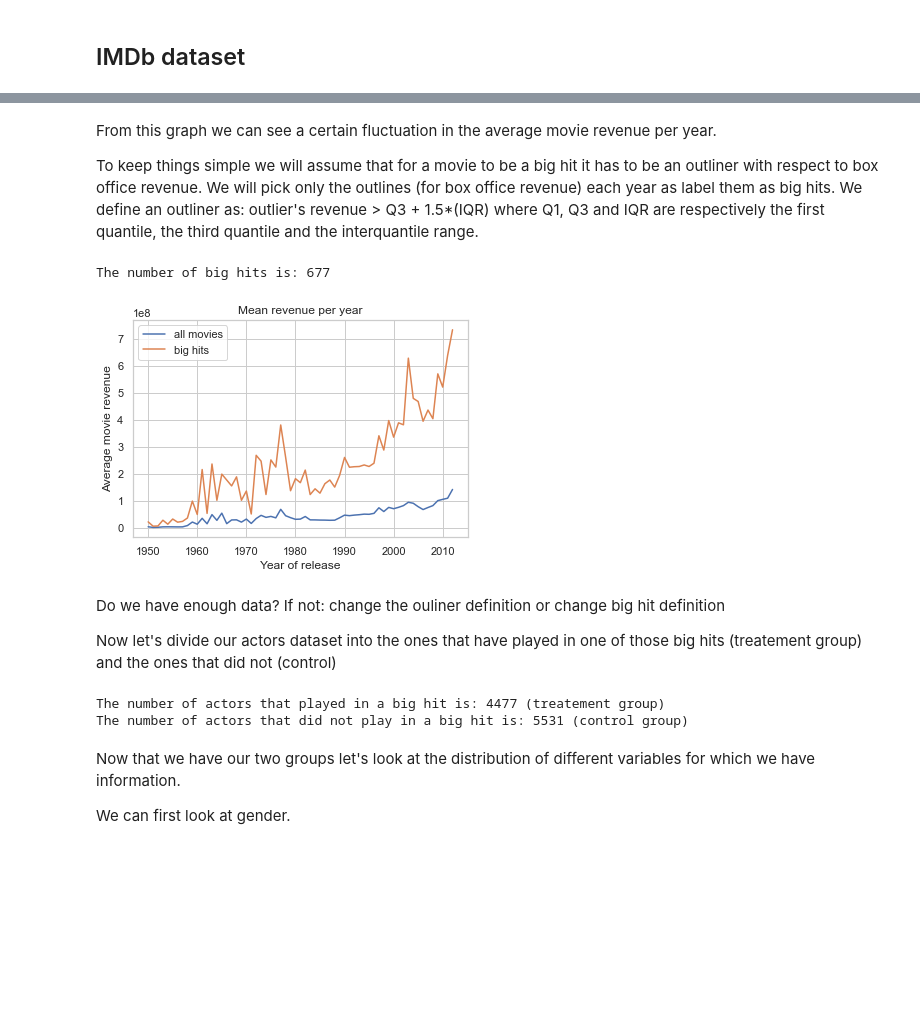
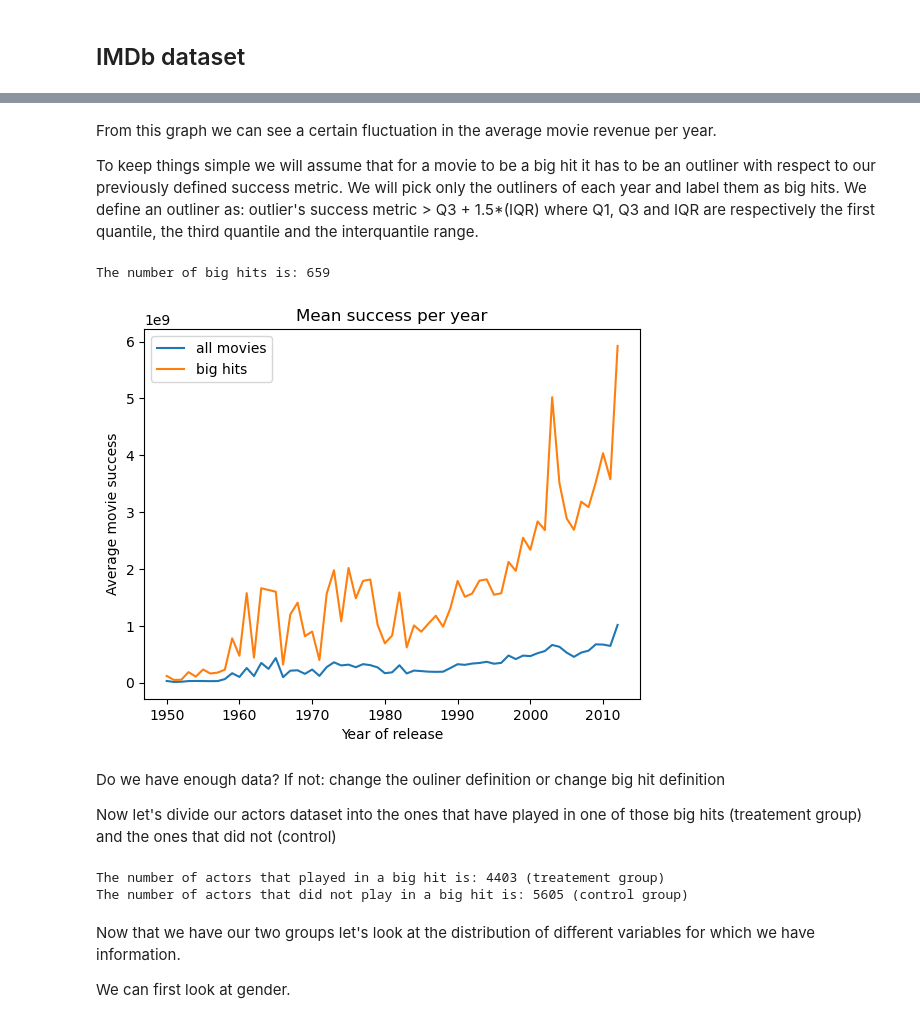
Before and after one commit to epfl-ada/ada-2023-project-pinacolada23, a Jupyter notebook: main.ipynb, the cells around one changed output, grey strips where cells are left out. Cells and saved outputs as stored; diff of their text form; code cells hidden in the pictures; blank space fills up the shorter version.

```diff
--- a/main.ipynb
+++ b/main.ipynb
@@ -444,0 +424,3 @@ character_movies_filtered['averageRating'].isna().sum()
+# %%
+# Filter for entries that have IMDb ratings
+character_movies_filtered_imdb = character_movies_filtered_imdb.dropna(subset = 'averageRating')
@@ -452,16 +440,24 @@ Let's thus look at the average revenue of movies over the years
+# %%
+# Make deep copy of our prepared dataset
+df_prepared = character_movies_filtered_imdb.copy()
+# %%
+# Add a column to our dataset for this new success metric
+df_prepared['success'] = df_prepared.revenue * df_prepared.averageRating
 # %%
-# Get the mean and standard deviation of the box office revenue for each year
-unique_movies = character_movies_filtered.drop_duplicates(subset = 'movieID')
-rev_per_year = unique_movies.groupby(by = 'year')['revenue']
-avg_revenue_per_year = rev_per_year.mean()
-std_revenue_per_year = rev_per_year.std()
+# Get the mean and standard deviation of the success metric for each year
+unique_movies = df_prepared.drop_duplicates(subset = 'movieID')
+
+success_per_year = unique_movies.groupby(by = 'year')['success']
+
+avg_success_per_year = success_per_year.mean()
+std_success_per_year = success_per_year.std()
 
 # Plot the results
-plt.plot(avg_revenue_per_year)
+plt.plot(avg_success_per_year)
 #plt.fill_between(avg_revenue_per_year.index, (avg_revenue_per_year+std_revenue_per_year).values,
 #                 (avg_revenue_per_year-std_revenue_per_year).values, color='lightblue')
-plt.title('Average movie revenue per year')
-plt.ylabel('Average movie revenue')
+plt.title('Average sucess (movie revenue * IMDb rating) per year')
+plt.ylabel('movie revenue * IMDb rating')
 plt.xlabel('Year of release')
 plt.plot()
 # %% [output]
@@ -470,39 +466,39 @@ plt.plot()
 # %% [markdown]
 From this graph we can see a certain fluctuation in the average movie revenue per year.
 
-To keep things simple we will assume that for a movie to be a big hit it has to be an outliner with respect to box office revenue. We will pick only the outlines (for box office revenue) each year as label them as big hits. We define an outliner as: outlier's revenue > Q3 + 1.5*(IQR) where Q1, Q3 and IQR are respectively the first quantile, the third quantile and the interquantile range.
+To keep things simple we will assume that for a movie to be a big hit it has to be an outliner with respect to our previously defined success metric. We will pick only the outliners of each year and label them as big hits. We define an outliner as: outlier's success metric > Q3 + 1.5*(IQR) where Q1, Q3 and IQR are respectively the first quantile, the third quantile and the interquantile range.
 # %%
 # Compute the first and the third quantile for each year
-Q1 = rev_per_year.quantile(q=0.25)
-Q3 = rev_per_year.quantile(q=0.75)
+Q1 = success_per_year.quantile(q=0.25)
+Q3 = success_per_year.quantile(q=0.75)
 
 # Compute our ouliner threshold value for each year
 outliner_thresh = Q3 + 1.5 *(Q3-Q1)
 outliner_thresh.name = 'threshold'
 
 # Filter movie dataset to keep only the big hits
-movies_merged = pd.merge(character_movies_filtered, outliner_thresh, left_on='year', right_index=True)
-big_hits = movies_merged[movies_merged['revenue'] > movies_merged['threshold']]
+movies_merged = pd.merge(df_prepared, outliner_thresh, left_on='year', right_index=True)
+big_hits = movies_merged[movies_merged['success'] > movies_merged['threshold']]
 
 # Plot the mean revenue for big hits compaired to the mean revenue for all movies per year
 unique_movie_hits = big_hits.drop_duplicates(subset = 'movieID')
-rev_hits_per_year = unique_movie_hits.groupby(by = 'year')['revenue'].mean()
+success_hits_per_year = unique_movie_hits.groupby(by = 'year')['success'].mean()
 
-plt.plot(avg_revenue_per_year, label = 'all movies')
-plt.plot(rev_hits_per_year, label = 'big hits')
+plt.plot(avg_success_per_year, label = 'all movies')
+plt.plot(success_hits_per_year, label = 'big hits')
 
 # Add labels
-plt.title('Mean revenue per year')
-plt.ylabel('Average movie revenue')
+plt.title('Mean success per year')
+plt.ylabel('Average movie success')
 plt.xlabel('Year of release')
 plt.legend()
 plt.plot()
 
 # How many big hits do we have?
 print(f'The number of big hits is: {len(unique_movie_hits)}')
 # %% [output]
-The number of big hits is: 677
+The number of big hits is: 659
-[figure, old version]
+[figure, new version]
 # %% [markdown]
 Do we have enough data? If not: change the ouliner definition or change big hit definition
 
@@ -512,12 +508,12 @@ Now let's divide our actors dataset into the ones that have played in one of tho
 unique_actor_hits = big_hits.drop_duplicates(subset = 'name_actor').name_actor
 
 # Creat a new column on our main dataframe, a bool for wheter the actors played in a big hit or not
-character_movies_filtered['big_hit_actor'] = character_movies_filtered.name_actor.isin(unique_actor_hits)
+df_prepared['big_hit_actor'] = df_prepared.name_actor.isin(unique_actor_hits)
 
 # Get a dataframe of actors that played in a big hit (treatement group)
-actors_big_hit = character_movies_filtered[character_movies_filtered.big_hit_actor]
+actors_big_hit = df_prepared[df_prepared.big_hit_actor]
 # Get a dataframe of actors that did not play in a big hit (control group)
-actors_no_big_hit = character_movies_filtered[~character_movies_filtered.big_hit_actor]
+actors_no_big_hit = df_prepared[~df_prepared.big_hit_actor]
 
 # Print the number of actors in each group
 nb_big_hit_actors = len(unique_actor_hits)
@@ -525,8 +521,8 @@ nb_big_hit_actors = len(unique_actor_hits)
 print(f'The number of actors that played in a big hit is: {nb_big_hit_actors} (treatement group)')
 print(f'The number of actors that did not play in a big hit is: {nb_tot_filtered_actors-nb_big_hit_actors} (control group)')
 # %% [output]
-The number of actors that played in a big hit is: 4477 (treatement group)
-The number of actors that did not play in a big hit is: 5531 (control group)
+The number of actors that played in a big hit is: 4403 (treatement group)
+The number of actors that did not play in a big hit is: 5605 (control group)
 # %% [markdown]
 Now that we have our two groups let's look at the distribution of different variables for which we have information.
 
```
Also changed, not shown: parts of 30 cells of this notebook.
